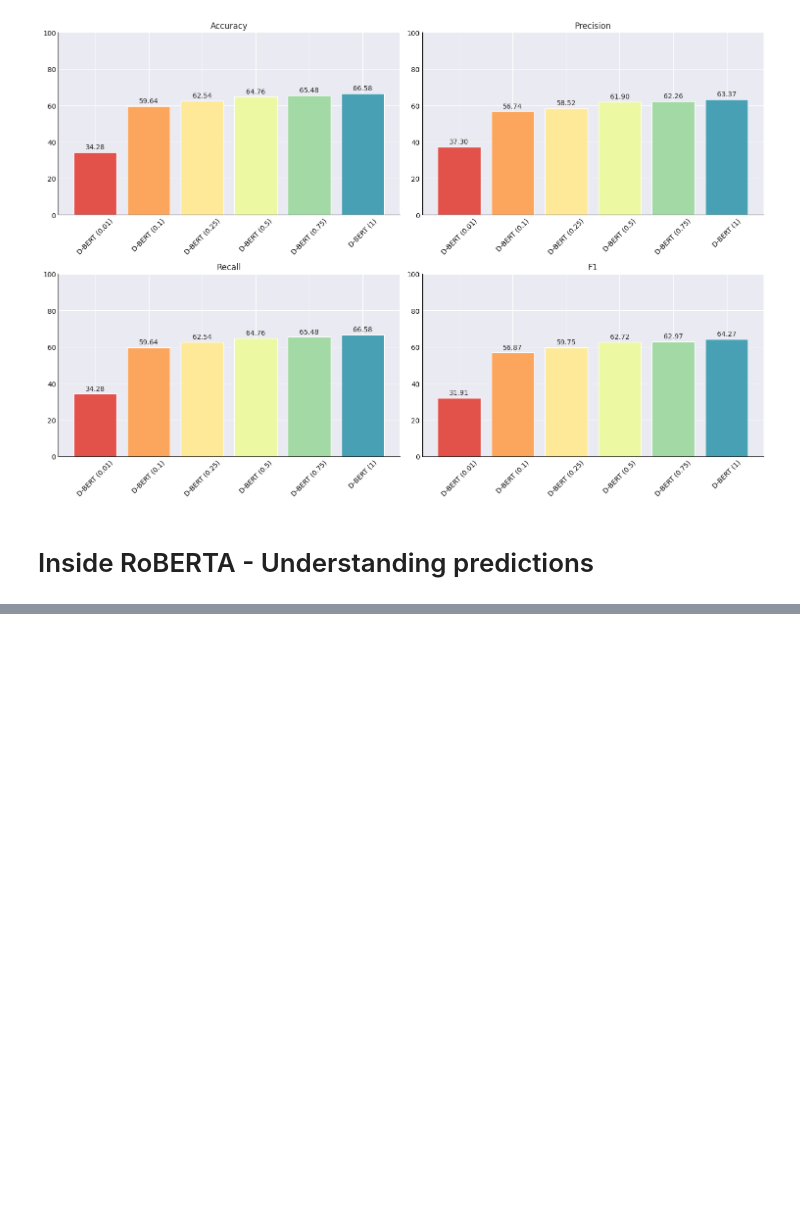
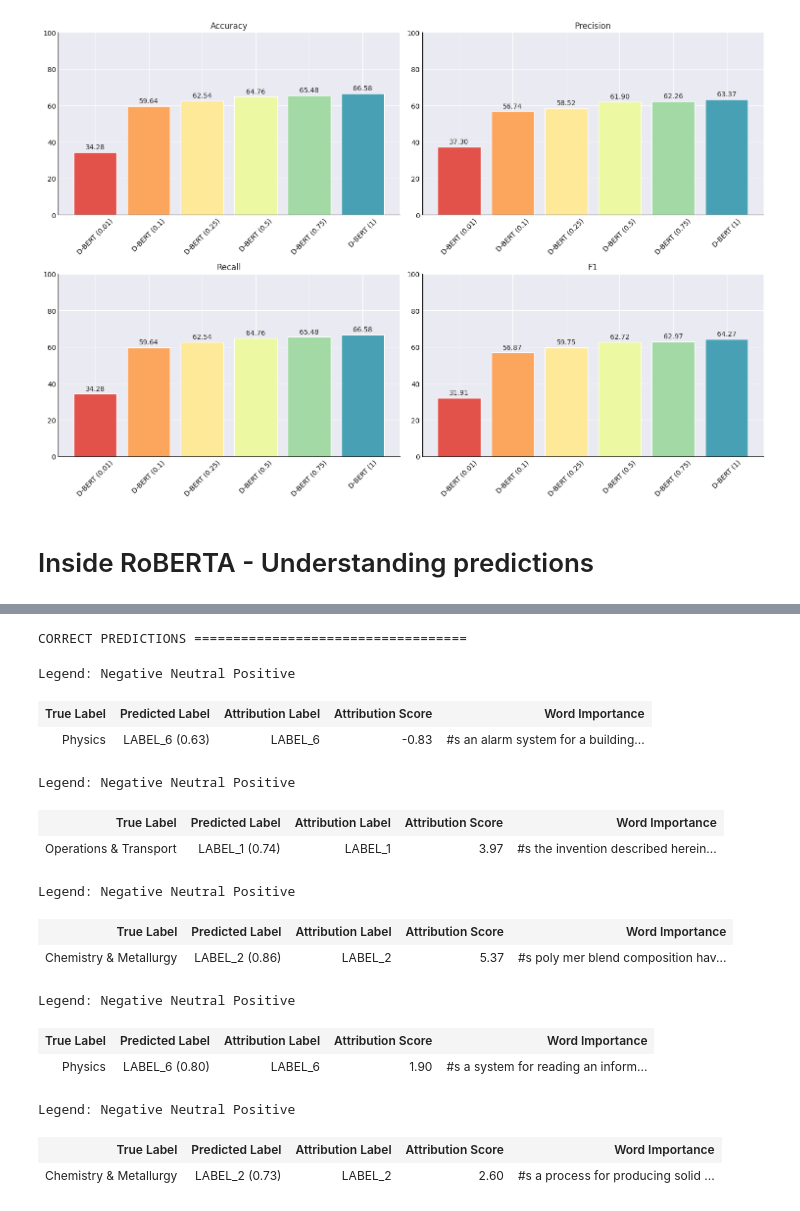
Before and after one commit to m9o8/anlp_final_project, a Jupyter notebook: code/task3.ipynb, the cells around one changed output, grey strips where cells are left out. Cells and saved outputs as stored; diff of their text form; code cells hidden in the pictures; blank space fills up the shorter version.

Commit message:
task 3 with pretrained roberta interpretations

```diff
--- a/code/task3.ipynb
+++ b/code/task3.ipynb
@@ -702,0 +189,62 @@ KeyboardInterrupt:
+# %%
+BEST_MODEL = f"{OUTPUT_DIR}/{model_ckpt}/results_100/checkpoint-1176"
+model = AutoModelForSequenceClassification.from_pretrained(BEST_MODEL)
+model.to(torch.float32) # Ensure model is in float32 for compatibility
+model.eval()
+
+# Load tokenizer
+tokenizer = AutoTokenizer.from_pretrained(model_ckpt)
+trainer = Trainer(model=model, tokenizer=tokenizer)
+
+predictions = trainer.predict(dataset["test"])
+y_pred = np.argmax(predictions.predictions, axis=1)
+y_true = predictions.label_ids
+# %%
+correct_predictions = [(text, true_label, pred_label)
+                    for text, true_label, pred_label in zip(original_dataset['test']['text'], y_true, y_pred)
+                    if true_label == pred_label
+                    ][:5]
+
+wrong_predictions = [(text, true_label, pred_label)
+                    for text, true_label, pred_label in zip(original_dataset['test']['text'], y_true, y_pred)
+                    if true_label != pred_label
+                    ][:5]
+# %%
+# Load examples
+BEST_MODEL = f"{OUTPUT_DIR}/{model_ckpt}/results_100/checkpoint-1176"
+model = AutoModelForSequenceClassification.from_pretrained(BEST_MODEL)
+model.eval()
+# Load tokenizer
+tokenizer = AutoTokenizer.from_pretrained(model_ckpt)
+# Create explainer
+explainer = SequenceClassificationExplainer(model, tokenizer)
+# %%
+print("CORRECT PREDICTIONS ===================================")
+for text, true_label, pred_label in correct_predictions:
+# text, true_label, pred_label = examples[0][0], examples[0][1], examples[0][2]
+    word_attributions = explainer(text)
+
+    CLASS_NAMES = {
+        0: "Human Needs", 1: "Operations & Transport", 2: "Chemistry & Metallurgy",
+        3: "Textiles & Paper", 4: "Construction", 5: "Mechanical & Thermal Engineering",
+        6: "Physics", 7: "Electricity", 8: "Cross-Tech Tagging"
+    }
+
+    explainer.visualize(true_class=CLASS_NAMES[true_label])
+# %% [output]
+CORRECT PREDICTIONS ===================================
+Legend: Negative Neutral Positive
+| True Label | Predicted Label | Attribution Label | Attribution Score | Word Importance |
+| Physics | LABEL_6 (0.63) | LABEL_6 | -0.83 | #s an alarm system for a building... |
+Legend: Negative Neutral Positive
+| True Label | Predicted Label | Attribution Label | Attribution Score | Word Importance |
+| Operations & Transport | LABEL_1 (0.74) | LABEL_1 | 3.97 | #s the invention described herein... |
+Legend: Negative Neutral Positive
+| True Label | Predicted Label | Attribution Label | Attribution Score | Word Importance |
+| Chemistry & Metallurgy | LABEL_2 (0.86) | LABEL_2 | 5.37 | #s poly mer blend composition hav... |
+Legend: Negative Neutral Positive
+| True Label | Predicted Label | Attribution Label | Attribution Score | Word Importance |
+| Physics | LABEL_6 (0.80) | LABEL_6 | 1.90 | #s a system for reading an inform... |
+Legend: Negative Neutral Positive
+| True Label | Predicted Label | Attribution Label | Attribution Score | Word Importance |
+| Chemistry & Metallurgy | LABEL_2 (0.73) | LABEL_2 | 2.60 | #s a process for producing solid ... |
```
Also changed, not shown: parts of 24 cells of this notebook, 1 other file.
